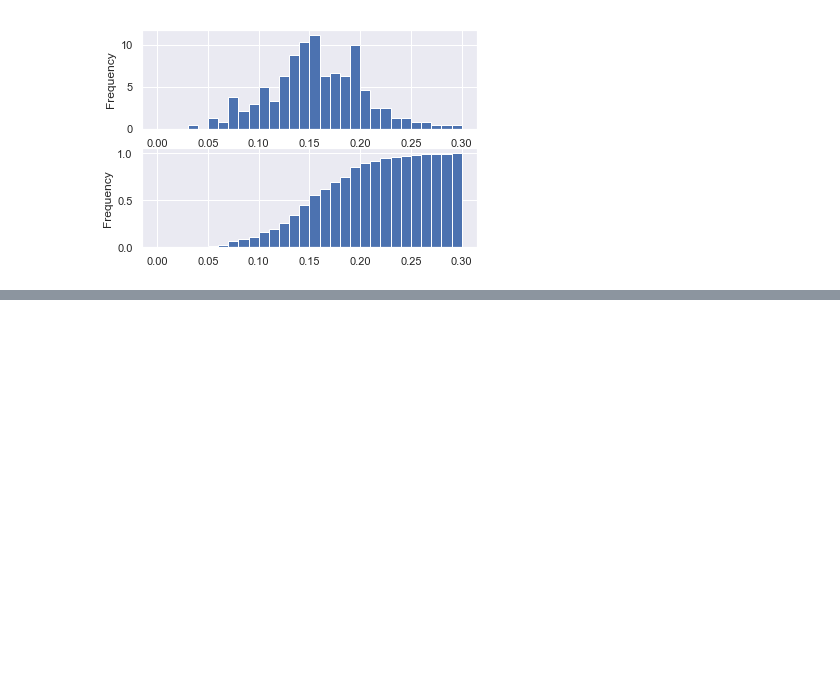
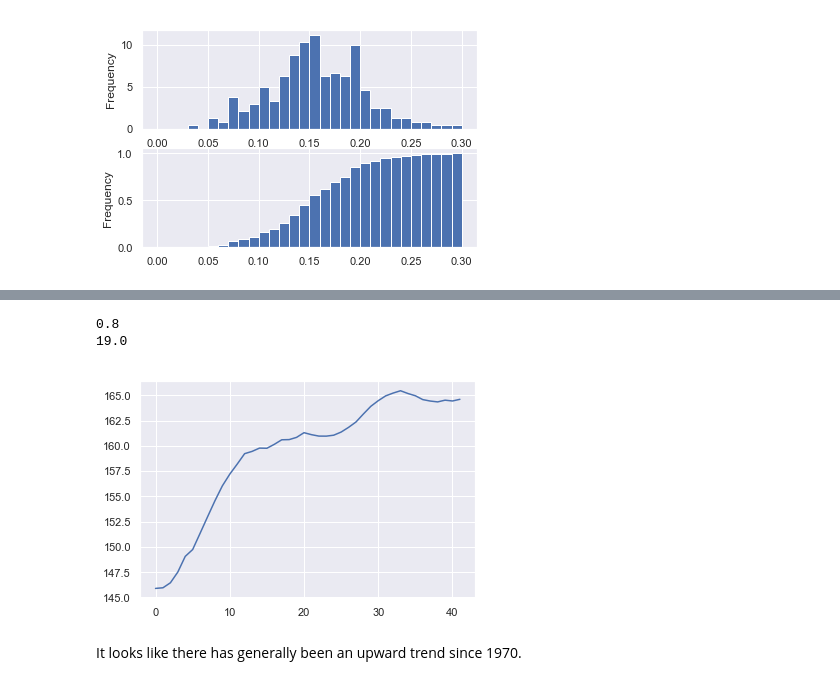
Before and after one commit to mitabunov/DataCamp_pony, a Jupyter notebook: 08_pandas_foundations/02_Exploratory_data_analysis.ipynb, the cells around one changed output, grey strips where cells are left out. Cells and saved outputs as stored; diff of their text form; code cells hidden in the pictures; blank space fills up the shorter version.

```diff
--- a/08_pandas_foundations/02_Exploratory_data_analysis.ipynb
+++ b/08_pandas_foundations/02_Exploratory_data_analysis.ipynb
@@ -144,0 +159,21 @@ plt.show()
+# %%
+# Load dataset
+df_degrees = pd.read_csv('_datasets/percent-bachelors-degrees-women-usa.csv')
+# %%
+# Print the minimum value of the Engineering column
+print(df_degrees['Engineering'].min())
+# Print the maximum value of the Engineering column
+print(df_degrees['Engineering'].max())
+
+# Construct the mean percentage per year: mean
+mean = df_degrees.mean(axis='columns')
+# Plot the average percentage per year
+mean.plot()
+# Display the plot
+plt.show()
+# %% [output]
+0.8
+19.0
+[figure, added]
+# %% [markdown]
+It looks like there has generally been an upward trend since 1970.
```
Also changed, not shown: parts of 15 cells of this notebook, 10 other files.
